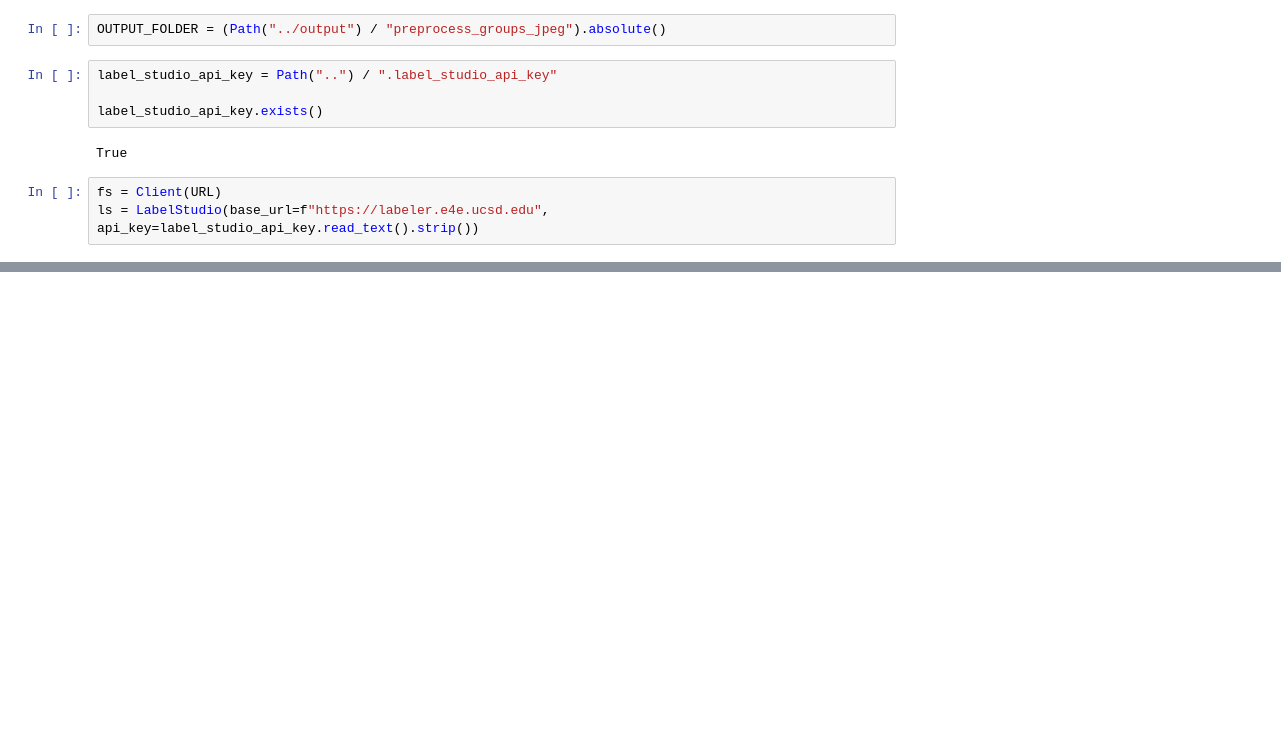
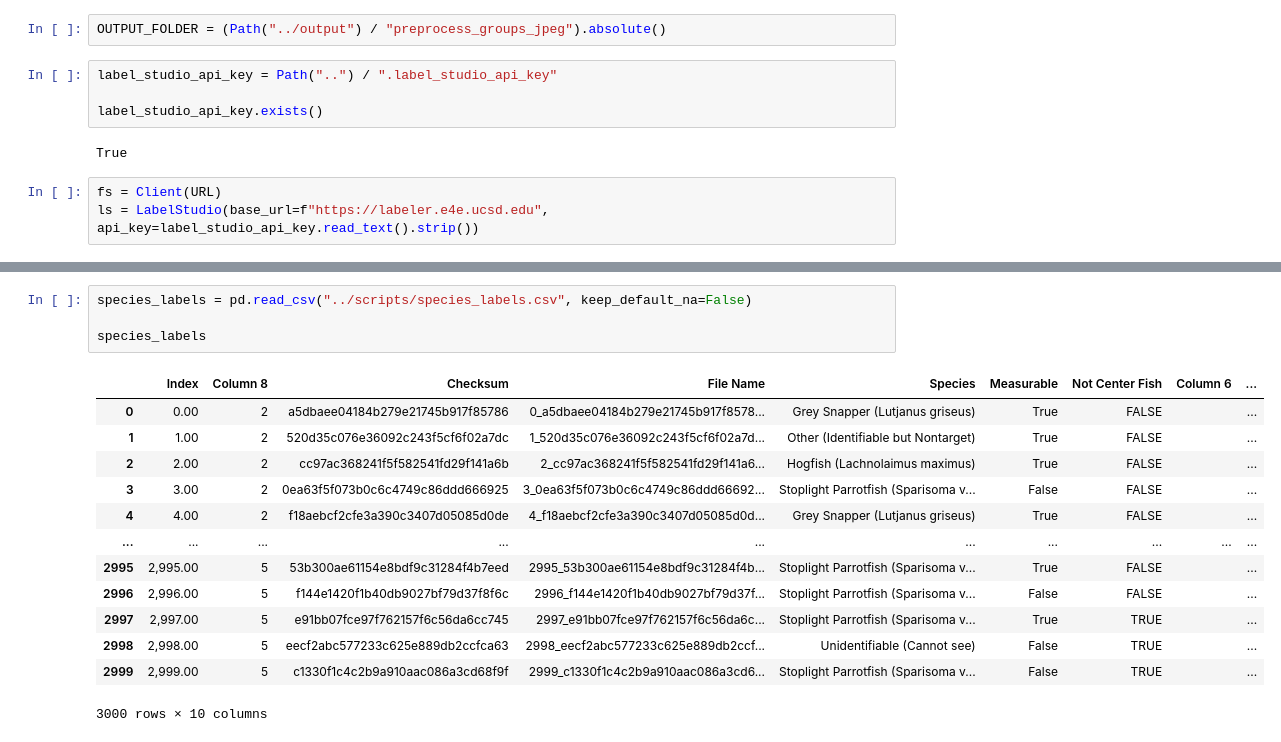
Before and after one commit to UCSD-E4E/fishsense-data-processing-workflow-worker, a Jupyter notebook: scripts/stage4_populate_label_studio_project.ipynb, the cells around one changed output, grey strips where cells are left out. Cells and saved outputs as stored; diff of their text form; blank space fills up the shorter version.

Commit message:
feat: pull data using synology api.  pull data from species labels csv.

```diff
--- a/scripts/stage4_populate_label_studio_project.ipynb
+++ b/scripts/stage4_populate_label_studio_project.ipynb
@@ -34,0 +38,18 @@ len(images), images[0]
+# %%
+species_labels = pd.read_csv("../scripts/species_labels.csv", keep_default_na=False)
+
+species_labels
+# %% [output]
+|  | Index | Column 8 | Checksum | File Name | Species | Measurable | Not Center Fish | Column 6 | ... |
+| 0 | 0.00 | 2 | a5dbaee04184b279e21745b917f85786 | 0_a5dbaee04184b279e21745b917f8578... | Grey Snapper (Lutjanus griseus) | True | FALSE |  | ... |
+| 1 | 1.00 | 2 | 520d35c076e36092c243f5cf6f02a7dc | 1_520d35c076e36092c243f5cf6f02a7d... | Other (Identifiable but Nontarget) | True | FALSE |  | ... |
+| 2 | 2.00 | 2 | cc97ac368241f5f582541fd29f141a6b | 2_cc97ac368241f5f582541fd29f141a6... | Hogfish (Lachnolaimus maximus) | True | FALSE |  | ... |
+| 3 | 3.00 | 2 | 0ea63f5f073b0c6c4749c86ddd666925 | 3_0ea63f5f073b0c6c4749c86ddd66692... | Stoplight Parrotfish (Sparisoma v... | False | FALSE |  | ... |
+| 4 | 4.00 | 2 | f18aebcf2cfe3a390c3407d05085d0de | 4_f18aebcf2cfe3a390c3407d05085d0d... | Grey Snapper (Lutjanus griseus) | True | FALSE |  | ... |
+| ... | ... | ... | ... | ... | ... | ... | ... | ... | ... |
+| 2995 | 2,995.00 | 5 | 53b300ae61154e8bdf9c31284f4b7eed | 2995_53b300ae61154e8bdf9c31284f4b... | Stoplight Parrotfish (Sparisoma v... | True | FALSE |  | ... |
+| 2996 | 2,996.00 | 5 | f144e1420f1b40db9027bf79d37f8f6c | 2996_f144e1420f1b40db9027bf79d37f... | Stoplight Parrotfish (Sparisoma v... | False | FALSE |  | ... |
+| 2997 | 2,997.00 | 5 | e91bb07fce97f762157f6c56da6cc745 | 2997_e91bb07fce97f762157f6c56da6c... | Stoplight Parrotfish (Sparisoma v... | True | TRUE |  | ... |
+| 2998 | 2,998.00 | 5 | eecf2abc577233c625e889db2ccfca63 | 2998_eecf2abc577233c625e889db2ccf... | Unidentifiable (Cannot see) | False | TRUE |  | ... |
+| 2999 | 2,999.00 | 5 | c1330f1c4c2b9a910aac086a3cd68f9f | 2999_c1330f1c4c2b9a910aac086a3cd6... | Stoplight Parrotfish (Sparisoma v... | False | TRUE |  | ... |
+3000 rows × 10 columns
```
Also changed, not shown: parts of 13 cells of this notebook, 10 other files.
